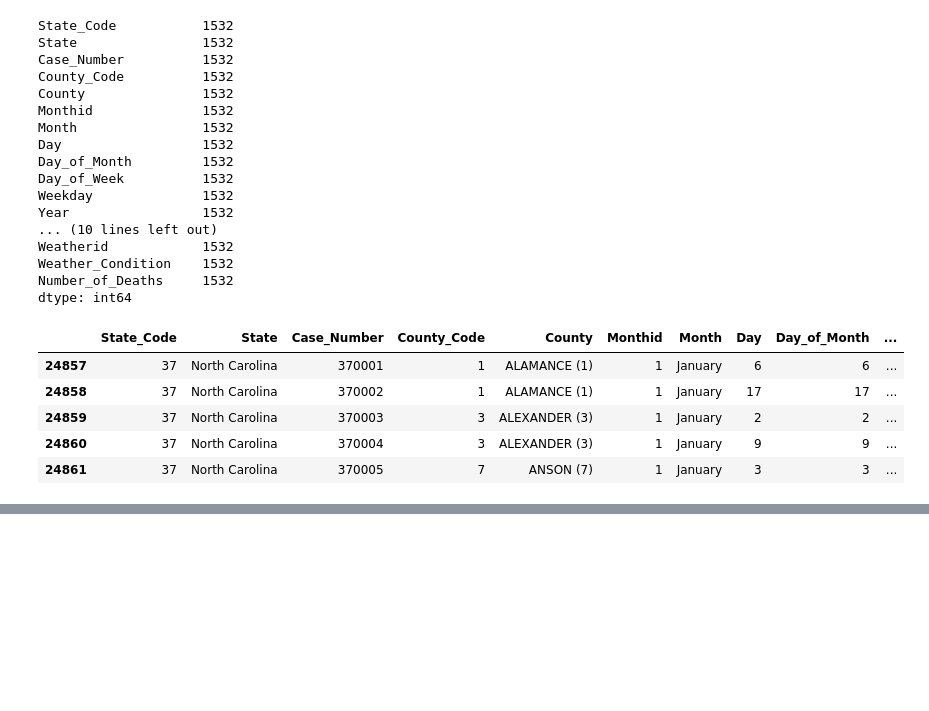
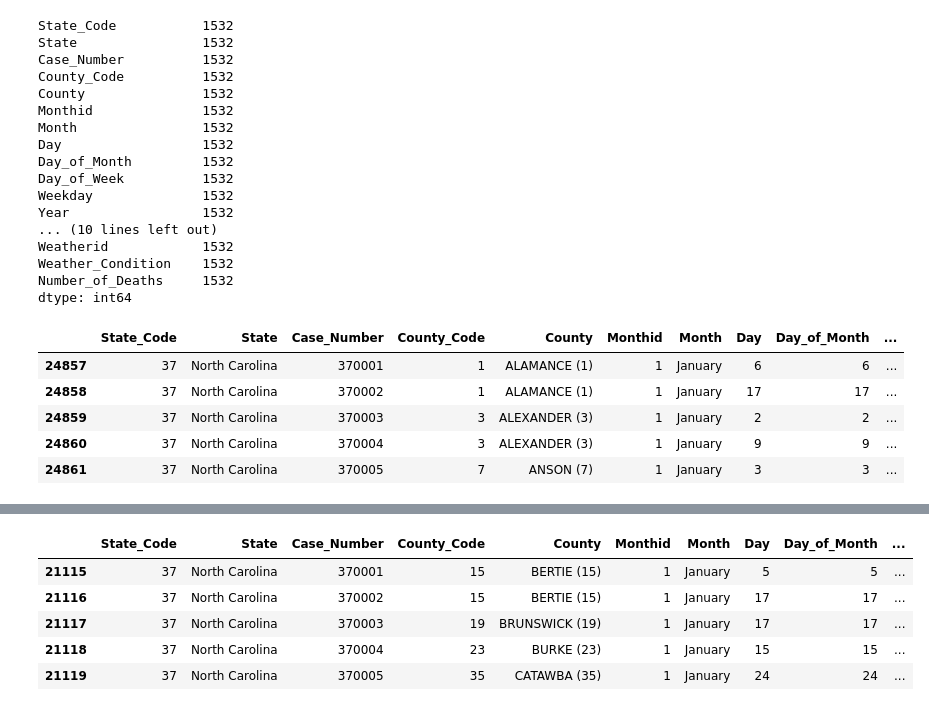
Before and after one commit to AVo7912/fatal_accidents_nc, a Jupyter notebook: NorthCarolina_Accidents.ipynb, the cells around one changed output, grey strips where cells are left out. Cells and saved outputs as stored; diff of their text form; code cells hidden in the pictures; blank space fills up the shorter version.

```diff
--- a/NorthCarolina_Accidents.ipynb
+++ b/NorthCarolina_Accidents.ipynb
@@ -129,0 +260,10 @@ trimed_df.head()
+# %%
+ncstate_df[['Start_Hour', 'End_Hour']] = ncstate_df['Hour_Range'].str.split('-', expand=True)
+ncstate_df.head(5)
+# %% [output]
+|  | State_Code | State | Case_Number | County_Code | County | Monthid | Month | Day | Day_of_Month | ... |
+| 21115 | 37 | North Carolina | 370001 | 15 | BERTIE (15) | 1 | January | 5 | 5 | ... |
+| 21116 | 37 | North Carolina | 370002 | 15 | BERTIE (15) | 1 | January | 17 | 17 | ... |
+| 21117 | 37 | North Carolina | 370003 | 19 | BRUNSWICK (19) | 1 | January | 17 | 17 | ... |
+| 21118 | 37 | North Carolina | 370004 | 23 | BURKE (23) | 1 | January | 15 | 15 | ... |
+| 21119 | 37 | North Carolina | 370005 | 35 | CATAWBA (35) | 1 | January | 24 | 24 | ... |
```
Also changed, not shown: parts of 15 cells of this notebook.
